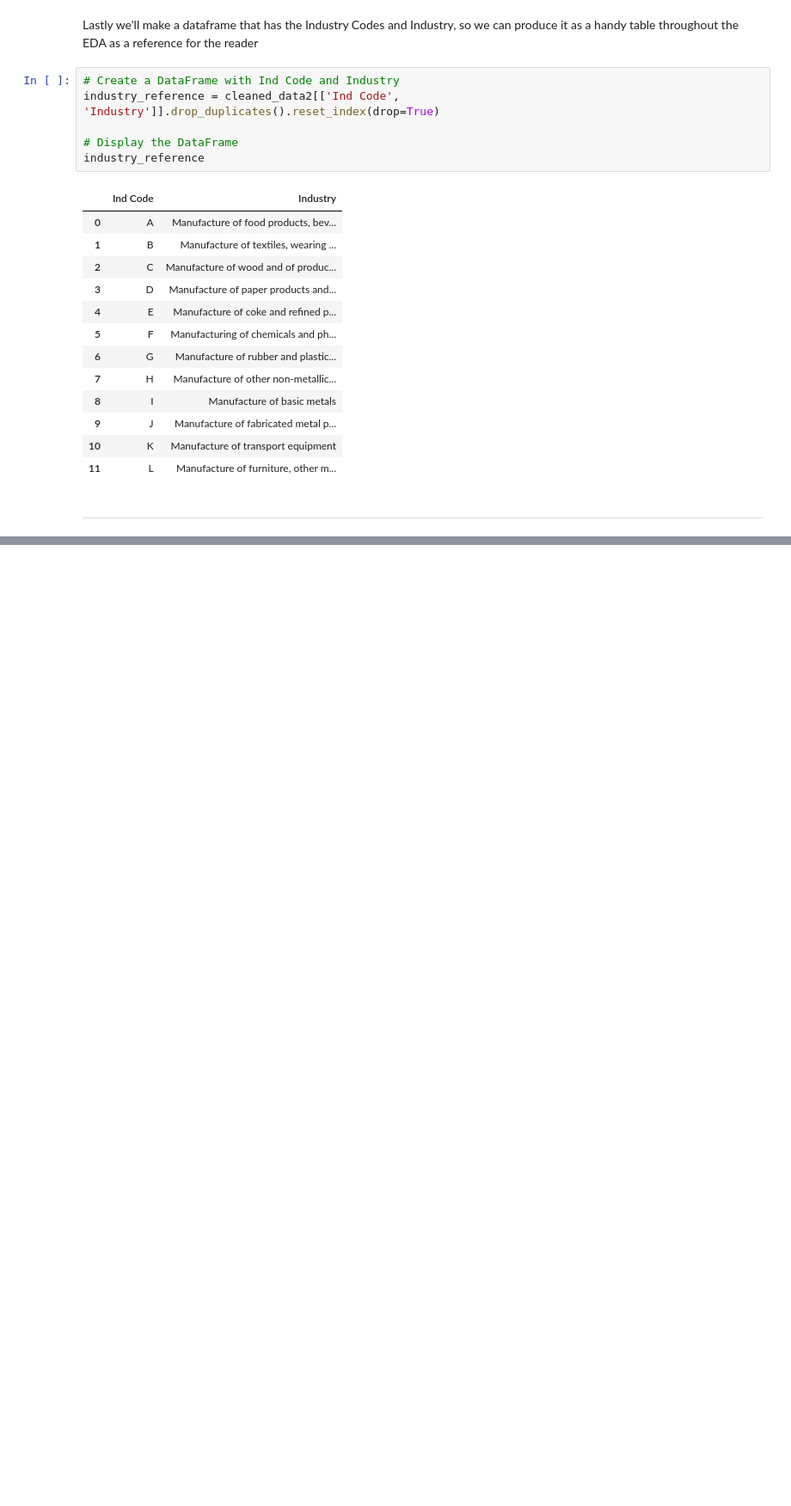
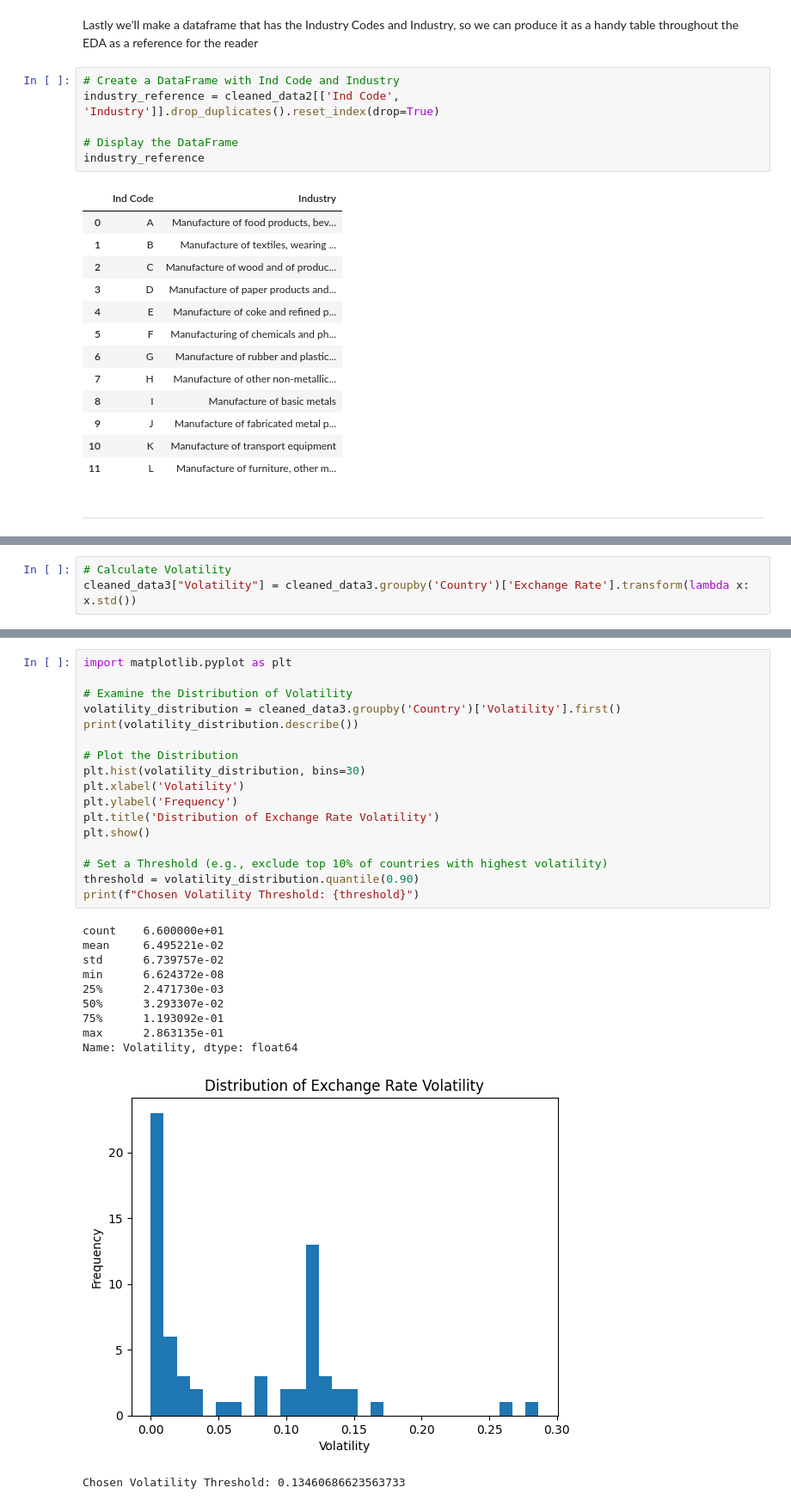
Before and after one commit to Tee-DataA/Capstone, a Jupyter notebook: jupyter_notebooks/Feature_Engineering.ipynb, the cells around one changed output, grey strips where cells are left out. Shown: that part at 86% size. Cells and saved outputs as stored; diff of their text form; blank space fills up the shorter version.

Commit message:
modified Data3, added final data. Added volatility column

```diff
--- a/jupyter_notebooks/Feature_Engineering.ipynb
+++ b/jupyter_notebooks/Feature_Engineering.ipynb
@@ -447,0 +452,3 @@ industry_reference
+# %%
+# Calculate Volatility
+cleaned_data3["Volatility"] = cleaned_data3.groupby('Country')['Exchange Rate'].transform(lambda x: x.std())
@@ -447,0 +478,29 @@ industry_reference
+# %%
+import matplotlib.pyplot as plt
+
+# Examine the Distribution of Volatility
+volatility_distribution = cleaned_data3.groupby('Country')['Volatility'].first()
+print(volatility_distribution.describe())
+
+# Plot the Distribution
+plt.hist(volatility_distribution, bins=30)
+plt.xlabel('Volatility')
+plt.ylabel('Frequency')
+plt.title('Distribution of Exchange Rate Volatility')
+plt.show()
+
+# Set a Threshold (e.g., exclude top 10% of countries with highest volatility)
+threshold = volatility_distribution.quantile(0.90)
+print(f"Chosen Volatility Threshold: {threshold}")
+# %% [output]
+count    6.600000e+01
+mean     6.495221e-02
+std      6.739757e-02
+min      6.624372e-08
+25%      2.471730e-03
+50%      3.293307e-02
+75%      1.193092e-01
+max      2.863135e-01
+Name: Volatility, dtype: float64
+[figure, added]
+Chosen Volatility Threshold: 0.13460686623563733
```
Also changed, not shown: parts of 8 cells of this notebook, 2 other files.
